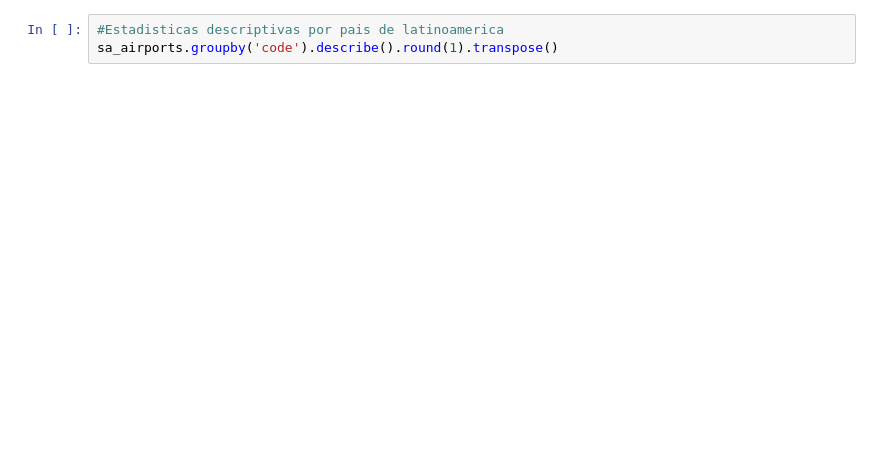
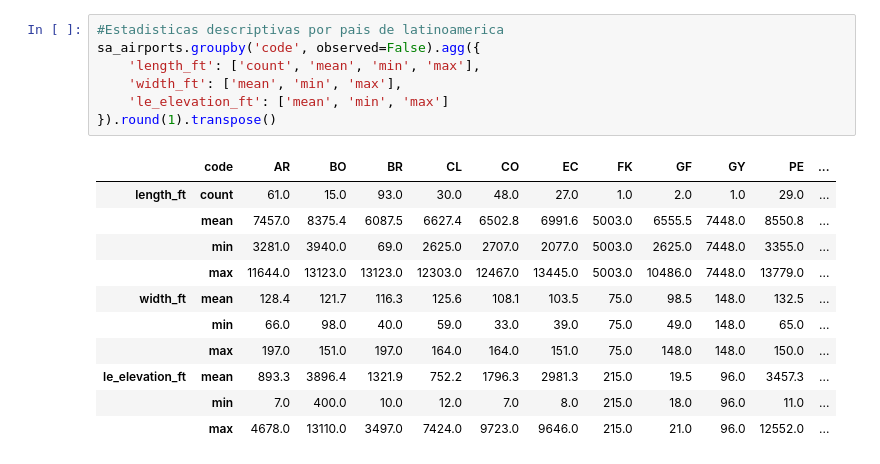
Before and after one commit to Giorferp/Pistas_de_aterrizaje_por_continente, a Jupyter notebook: Pistas_de_aterrizaje.ipynb, the cells around one changed output. Cells and saved outputs as stored; diff of their text form; blank space fills up the shorter version.

```diff
--- a/Pistas_de_aterrizaje.ipynb
+++ b/Pistas_de_aterrizaje.ipynb
@@ -56,3 +86,19 @@ sa_airports.describe().round(2)
 # %%
 #Estadisticas descriptivas por pais de latinoamerica
-sa_airports.groupby('code').describe().round(1).transpose()
+sa_airports.groupby('code', observed=False).agg({
+    'length_ft': ['count', 'mean', 'min', 'max'],
+    'width_ft': ['mean', 'min', 'max'],
+    'le_elevation_ft': ['mean', 'min', 'max']
+}).round(1).transpose()
+# %% [output]
+|  | code | AR | BO | BR | CL | CO | EC | FK | GF | GY | PE | ... |
+| length_ft | count | 61.0 | 15.0 | 93.0 | 30.0 | 48.0 | 27.0 | 1.0 | 2.0 | 1.0 | 29.0 | ... |
+|  | mean | 7457.0 | 8375.4 | 6087.5 | 6627.4 | 6502.8 | 6991.6 | 5003.0 | 6555.5 | 7448.0 | 8550.8 | ... |
+|  | min | 3281.0 | 3940.0 | 69.0 | 2625.0 | 2707.0 | 2077.0 | 5003.0 | 2625.0 | 7448.0 | 3355.0 | ... |
+|  | max | 11644.0 | 13123.0 | 13123.0 | 12303.0 | 12467.0 | 13445.0 | 5003.0 | 10486.0 | 7448.0 | 13779.0 | ... |
+| width_ft | mean | 128.4 | 121.7 | 116.3 | 125.6 | 108.1 | 103.5 | 75.0 | 98.5 | 148.0 | 132.5 | ... |
+|  | min | 66.0 | 98.0 | 40.0 | 59.0 | 33.0 | 39.0 | 75.0 | 49.0 | 148.0 | 65.0 | ... |
+|  | max | 197.0 | 151.0 | 197.0 | 164.0 | 164.0 | 151.0 | 75.0 | 148.0 | 148.0 | 150.0 | ... |
+| le_elevation_ft | mean | 893.3 | 3896.4 | 1321.9 | 752.2 | 1796.3 | 2981.3 | 215.0 | 19.5 | 96.0 | 3457.3 | ... |
+|  | min | 7.0 | 400.0 | 10.0 | 12.0 | 7.0 | 8.0 | 215.0 | 18.0 | 96.0 | 11.0 | ... |
+|  | max | 4678.0 | 13110.0 | 3497.0 | 7424.0 | 9723.0 | 9646.0 | 215.0 | 21.0 | 96.0 | 12552.0 | ... |
```
Also changed, not shown: parts of 6 cells of this notebook, 1 other file.
